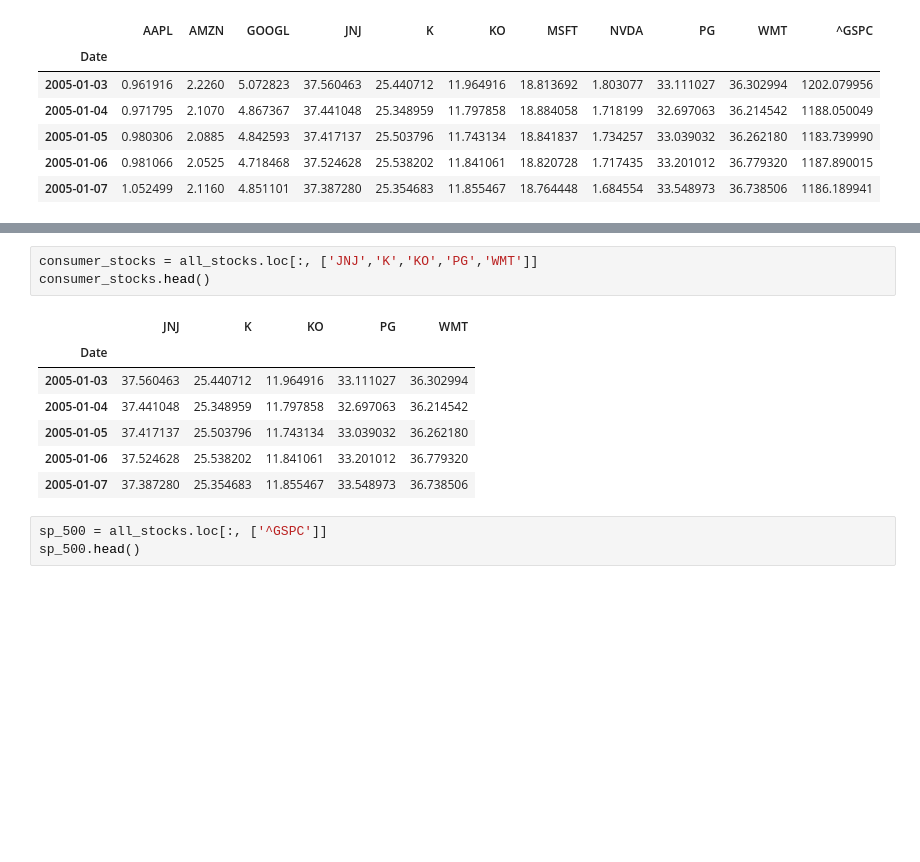
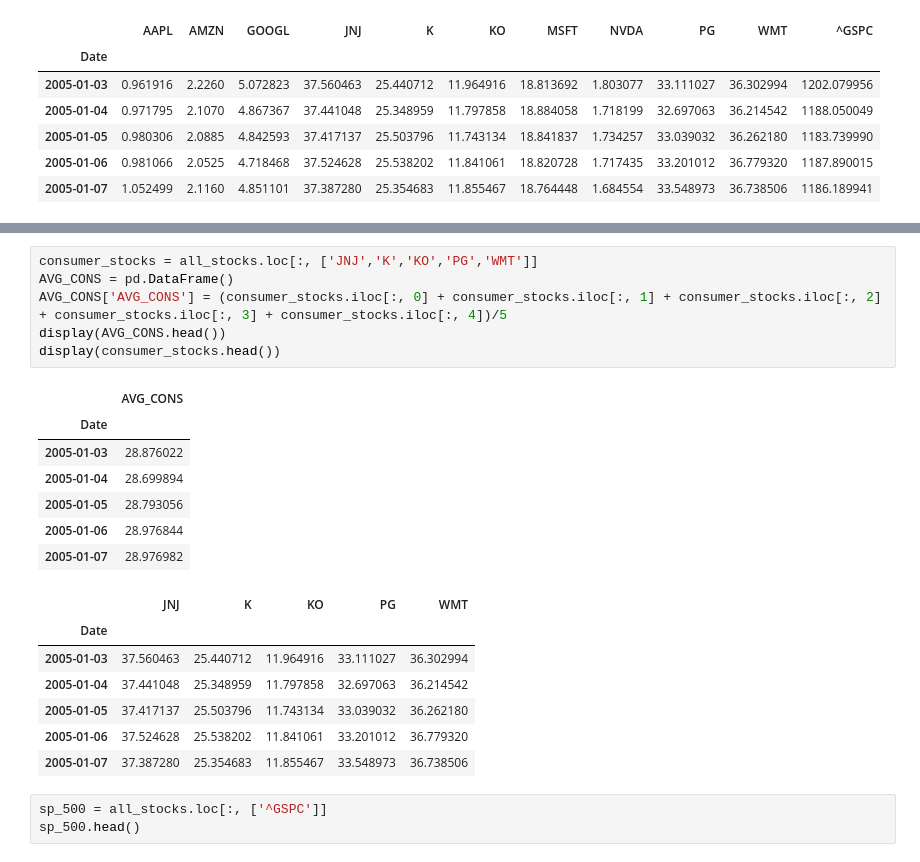
Before and after one commit to reiccv/Project_1_Portfolio_Analysis, a Jupyter notebook: Portfolio_Analysis_Tech_vs_Consumer.ipynb, the cells around one changed output, grey strips where cells are left out. Drawn from its saved outputs; the diff is of its cells as text; blank space fills up the shorter version.

```diff
--- a/Portfolio_Analysis_Tech_vs_Consumer.ipynb
+++ b/Portfolio_Analysis_Tech_vs_Consumer.ipynb
@@ -57,14 +67,24 @@ tech_stocks.head()
 # %%
 consumer_stocks = all_stocks.loc[:, ['JNJ','K','KO','PG','WMT']]
-consumer_stocks.head()
+AVG_CONS = pd.DataFrame()
+AVG_CONS['AVG_CONS'] = (consumer_stocks.iloc[:, 0] + consumer_stocks.iloc[:, 1] + consumer_stocks.iloc[:, 2] + consumer_stocks.iloc[:, 3] + consumer_stocks.iloc[:, 4])/5
+display(AVG_CONS.head())
+display(consumer_stocks.head())
 # %% [output]
-|  | JNJ | K | KO | PG | WMT |
-| Date |  |  |  |  |  |
-| 2005-01-03 | 37.560463 | 25.440712 | 11.964916 | 33.111027 | 36.302994 |
-| 2005-01-04 | 37.441048 | 25.348959 | 11.797858 | 32.697063 | 36.214542 |
-| 2005-01-05 | 37.417137 | 25.503796 | 11.743134 | 33.039032 | 36.262180 |
-| 2005-01-06 | 37.524628 | 25.538202 | 11.841061 | 33.201012 | 36.779320 |
-| 2005-01-07 | 37.387280 | 25.354683 | 11.855467 | 33.548973 | 36.738506 |
+|  | AVG_CONS |
+| Date |  |
+| 2005-01-03 | 28.876022 |
+| 2005-01-04 | 28.699894 |
+| 2005-01-05 | 28.793056 |
+| 2005-01-06 | 28.976844 |
+| 2005-01-07 | 28.976982 |
+|  | JNJ | K | KO | PG | WMT |
+| Date |  |  |  |  |  |
+| 2005-01-03 | 37.560463 | 25.440712 | 11.964916 | 33.111027 | 36.302994 |
+| 2005-01-04 | 37.441048 | 25.348959 | 11.797858 | 32.697063 | 36.214542 |
+| 2005-01-05 | 37.417137 | 25.503796 | 11.743134 | 33.039032 | 36.262180 |
+| 2005-01-06 | 37.524628 | 25.538202 | 11.841061 | 33.201012 | 36.779320 |
+| 2005-01-07 | 37.387280 | 25.354683 | 11.855467 | 33.548973 | 36.738506 |
 # %%
 sp_500 = all_stocks.loc[:, ['^GSPC']]
 sp_500.head()
```
Also changed, not shown: parts of 13 cells of this notebook.
